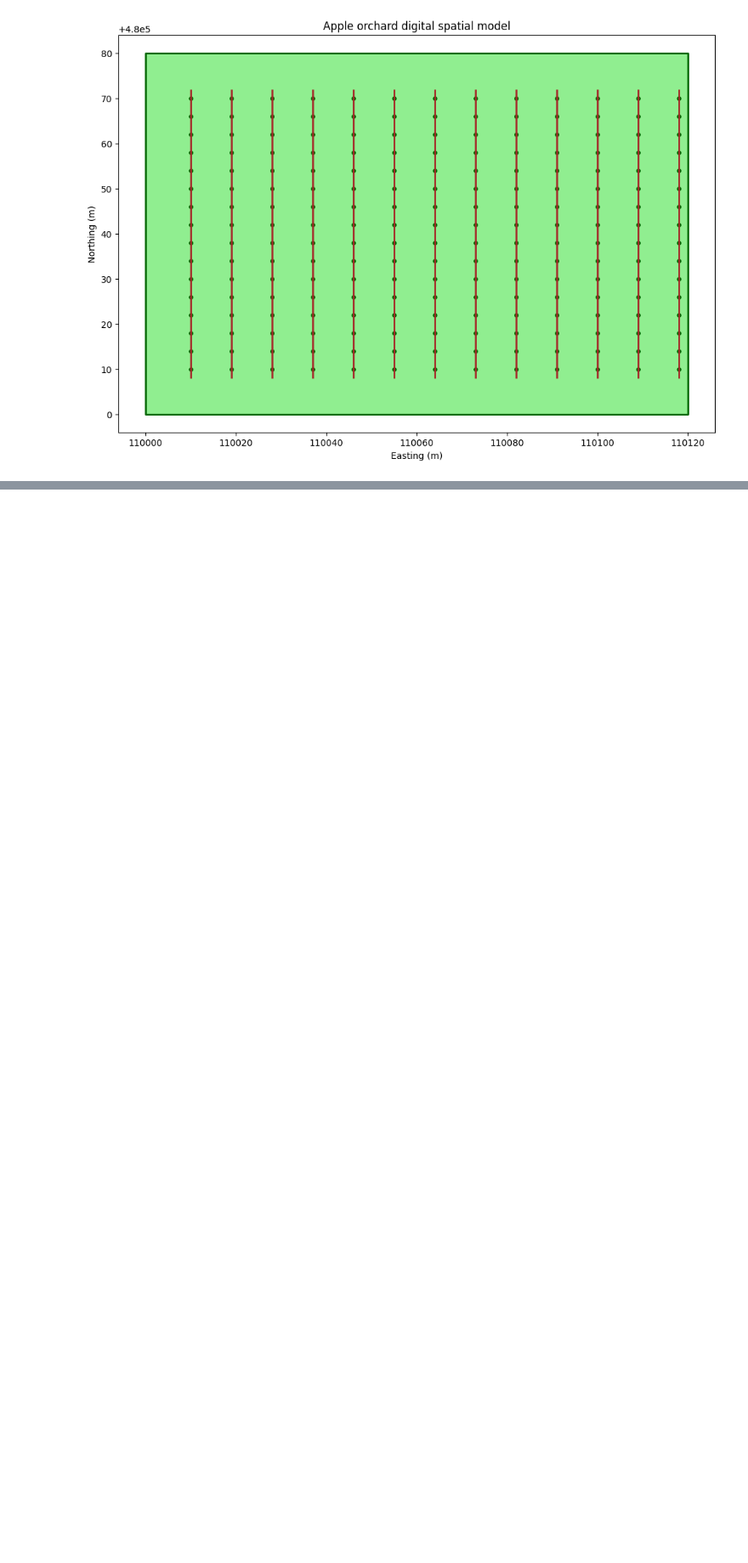
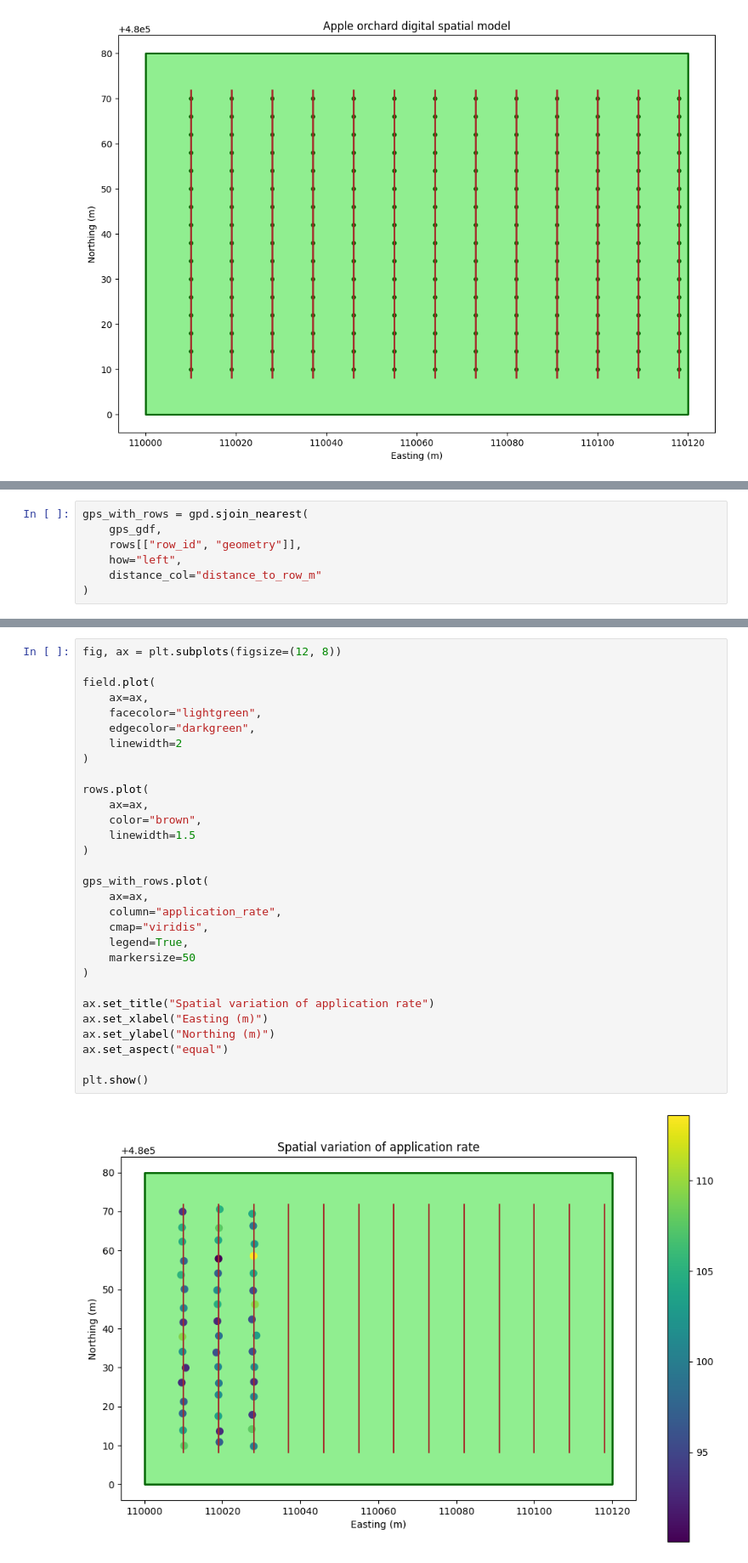
Before and after one commit to IoannisChamos/orchard-precision-farming, a Jupyter notebook: 01_build_orchard.ipynb, the cells around one changed output, grey strips where cells are left out. Shown at 85% size. Drawn from its saved outputs; the diff is of its cells as text; blank space fills up the shorter version.

```diff
--- a/01_build_orchard.ipynb
+++ b/01_build_orchard.ipynb
@@ -287,0 +412,7 @@ plt.show()
+# %%
+gps_with_rows = gpd.sjoin_nearest(
+    gps_gdf,
+    rows[["row_id", "geometry"]],
+    how="left",
+    distance_col="distance_to_row_m"
+)
@@ -287,0 +478,32 @@ plt.show()
+# %%
+fig, ax = plt.subplots(figsize=(12, 8))
+
+field.plot(
+    ax=ax,
+    facecolor="lightgreen",
+    edgecolor="darkgreen",
+    linewidth=2
+)
+
+rows.plot(
+    ax=ax,
+    color="brown",
+    linewidth=1.5
+)
+
+gps_with_rows.plot(
+    ax=ax,
+    column="application_rate",
+    cmap="viridis",
+    legend=True,
+    markersize=50
+)
+
+ax.set_title("Spatial variation of application rate")
+ax.set_xlabel("Easting (m)")
+ax.set_ylabel("Northing (m)")
+ax.set_aspect("equal")
+
+plt.show()
+# %% [output]
+[figure, added]
```
Also changed, not shown: parts of 14 cells of this notebook.
